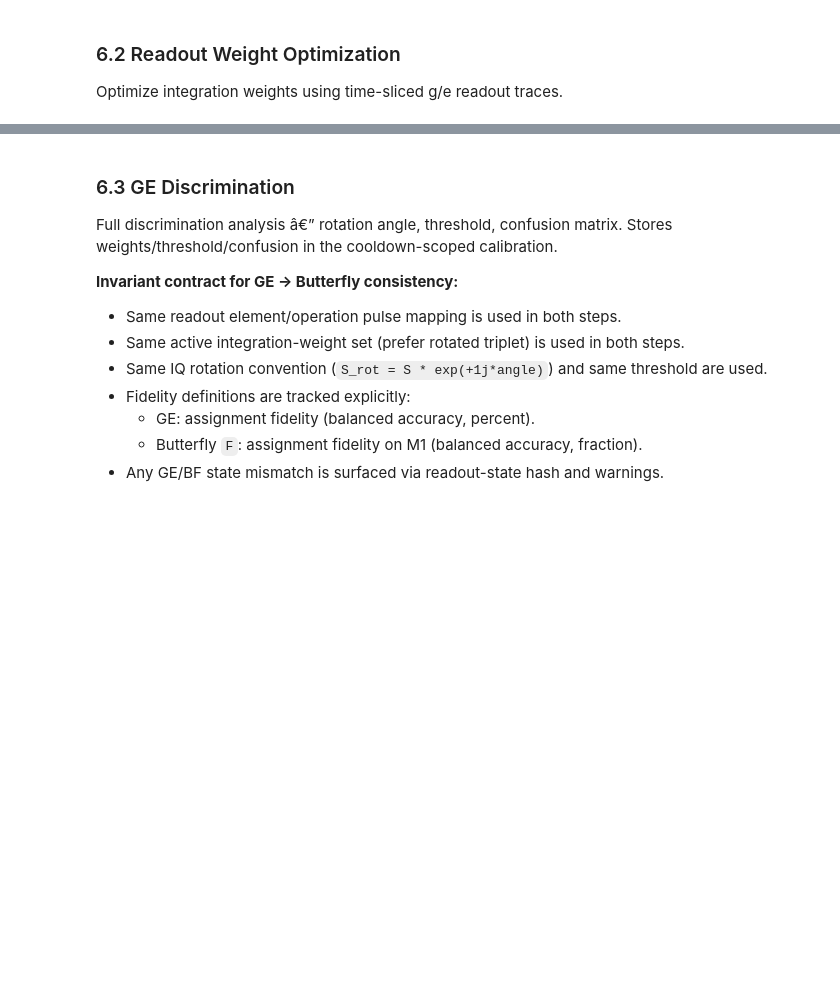
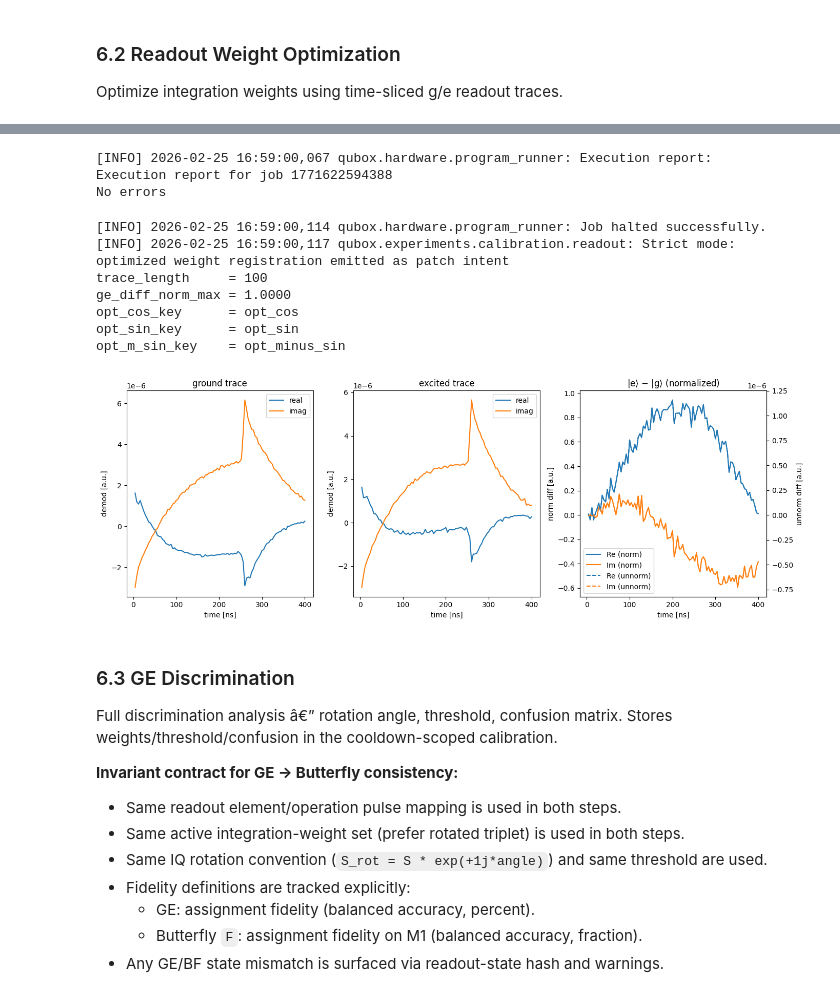
Before and after one commit to SoraUmika/qubox, a Jupyter notebook: notebooks/post_cavity_experiment_context.ipynb, the cells around one changed output, grey strips where cells are left out. Cells and saved outputs as stored; diff of their text form; code cells hidden in the pictures; blank space fills up the shorter version.

```diff
--- a/notebooks/post_cavity_experiment_context.ipynb
+++ b/notebooks/post_cavity_experiment_context.ipynb
@@ -1737,6 +1739,12 @@ Readout fidelity = 74.33% (raw=74.33)
 
 Optimize integration weights using time-sliced g/e readout traces.
 # %%
+import importlib
+import qubox_v2.experiments.calibration.readout as readout_mod
+importlib.reload(readout_mod)
+
+from qubox_v2.experiments.calibration.readout import ReadoutWeightsOptimization
+
 wopt = ReadoutWeightsOptimization(session)
 result = wopt.run(
     ro_op="readout",
@@ -1744,11 +1752,11 @@ result = wopt.run(
     cos_w_key="cos",
     sin_w_key="sin",
     m_sin_w_key="minus_sin",
-    num_div=1,
     r180="x180",
     n_avg=200_000,
     persist=True,
     set_measure_macro=True,
+    make_plots=True,
 )
 
 analysis = wopt.analyze(result)
@@ -1759,3 +1767,4 @@ print(f"ge_diff_norm_max = {analysis.metrics.get('ge_diff_norm_max', 'N/A'):.4f}
 print(f"opt_cos_key      = {analysis.metrics.get('opt_cos_key', 'N/A')}")
 print(f"opt_sin_key      = {analysis.metrics.get('opt_sin_key', 'N/A')}")
 print(f"opt_m_sin_key    = {analysis.metrics.get('opt_m_sin_key', 'N/A')}")
+# %% [output]
@@ -1762,3 +1774,14 @@ print(f"opt_m_sin_key    = {analysis.metrics.get('opt_m_sin_key', 'N/A')}")
+[INFO] 2026-02-25 16:59:00,067 qubox.hardware.program_runner: Execution report:
+Execution report for job 1771622594388
+No errors
+[INFO] 2026-02-25 16:59:00,114 qubox.hardware.program_runner: Job halted successfully.
+[INFO] 2026-02-25 16:59:00,117 qubox.experiments.calibration.readout: Strict mode: optimized weight registration emitted as patch intent
+trace_length     = 100
+ge_diff_norm_max = 1.0000
+opt_cos_key      = opt_cos
+opt_sin_key      = opt_sin
+opt_m_sin_key    = opt_minus_sin
+[figure, added]
 # %% [markdown]
 ### 6.3 GE Discrimination
 
```
Also changed, not shown: parts of 16 cells of this notebook, 6 other files.
